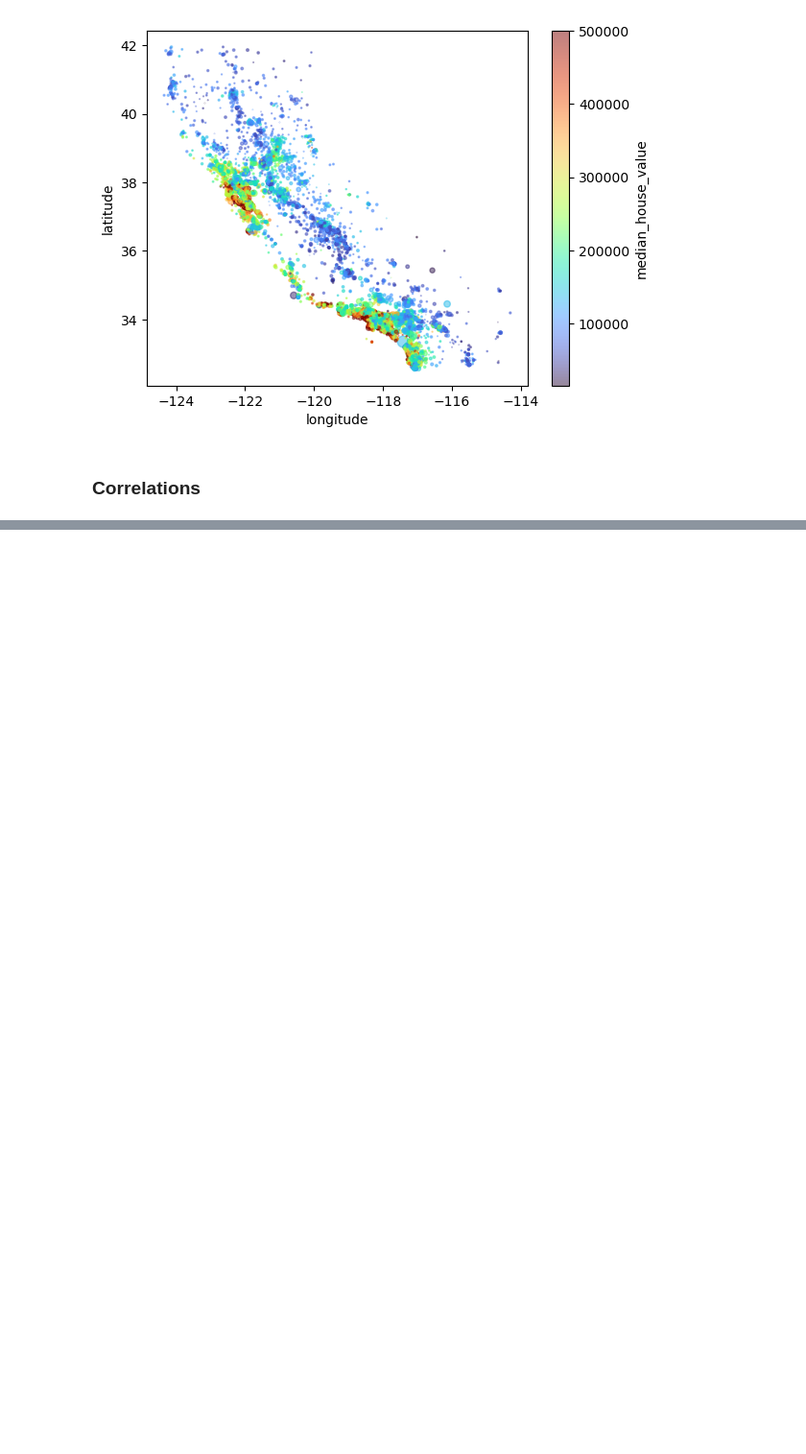
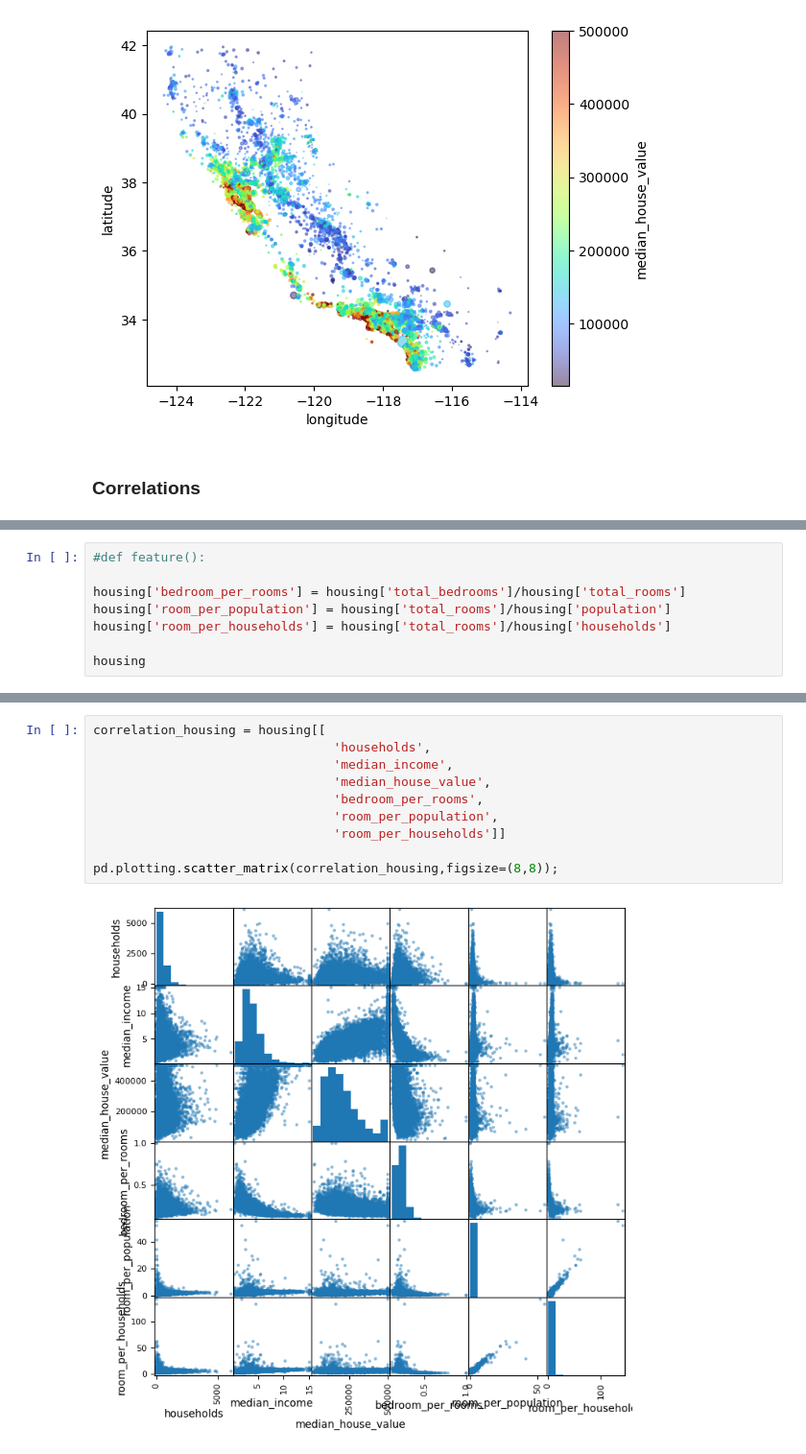
Before and after one commit to Svved/ITS_FirstProject, a Jupyter notebook: Esercizi/CaliforniaHousing.ipynb, the cells around one changed output, grey strips where cells are left out. Shown: that part at 96% size. Saved outputs shown, nothing was run; the diff lists cells and outputs as text; blank space fills up the shorter version.

```diff
--- a/Esercizi/CaliforniaHousing.ipynb
+++ b/Esercizi/CaliforniaHousing.ipynb
@@ -223,0 +265,8 @@ housing.plot.scatter(x = 'longitude', y = 'latitude',s= housing['population']/50
+# %%
+#def feature():
+
+housing['bedroom_per_rooms'] = housing['total_bedrooms']/housing['total_rooms']
+housing['room_per_population'] = housing['total_rooms']/housing['population']
+housing['room_per_households'] = housing['total_rooms']/housing['households']
+
+housing
@@ -223,0 +305,12 @@ housing.plot.scatter(x = 'longitude', y = 'latitude',s= housing['population']/50
+# %%
+correlation_housing = housing[[
+                                'households',
+                                'median_income',
+                                'median_house_value',
+                                'bedroom_per_rooms',
+                                'room_per_population',
+                                'room_per_households']]
+
+pd.plotting.scatter_matrix(correlation_housing,figsize=(8,8));
+# %% [output]
+[figure, added]
```
Also changed, not shown: parts of 8 cells of this notebook.
